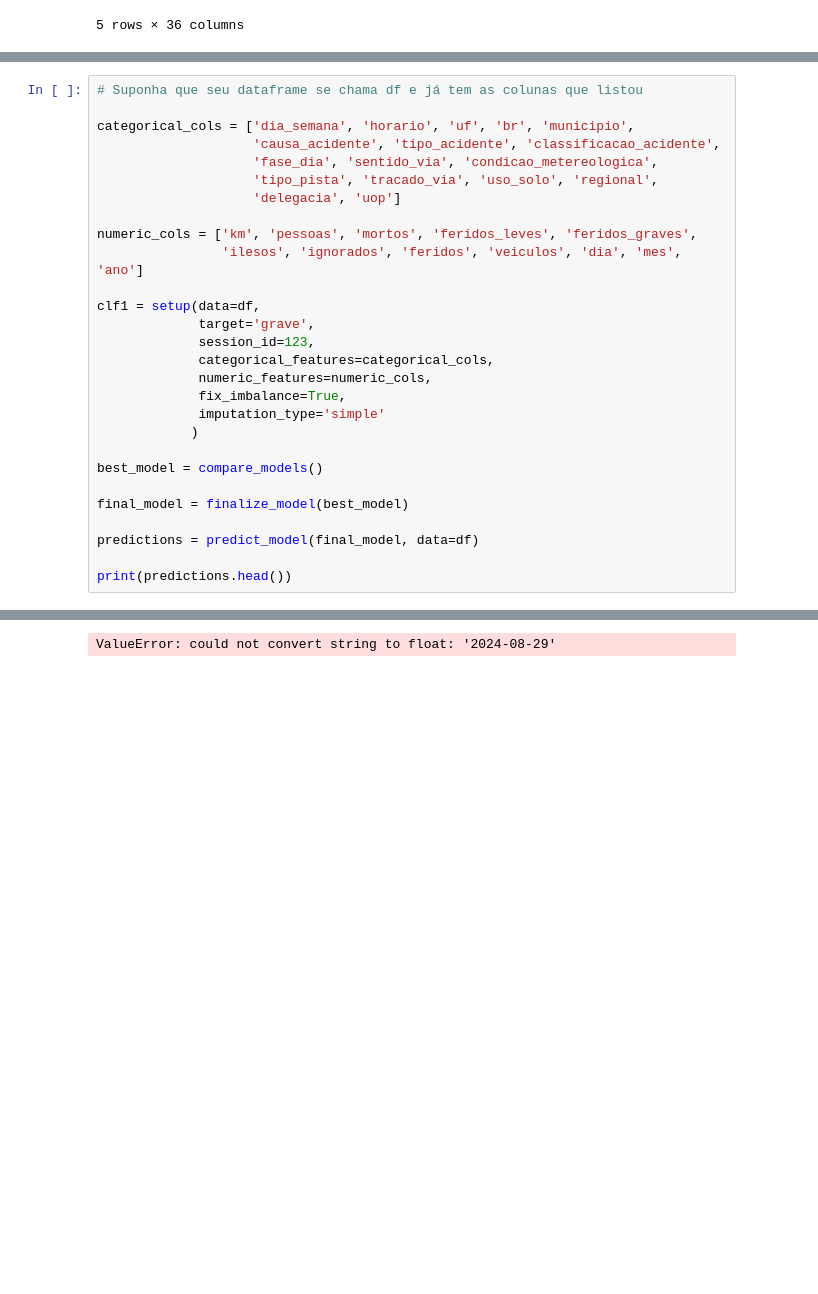
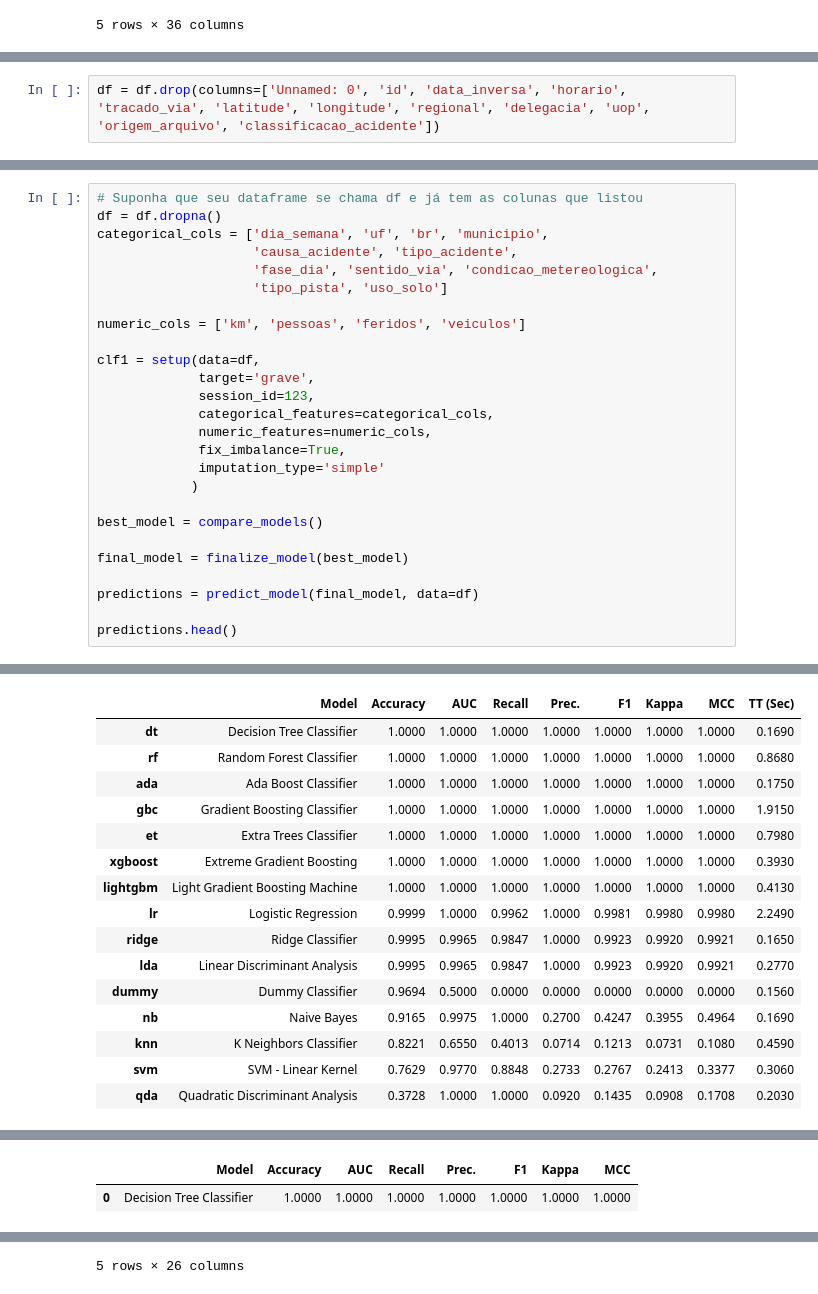
Before and after one commit to adrianop/dataScience, a Jupyter notebook: modelos/acidentes/6 - autoML.ipynb, the cells around one changed output, grey strips where cells are left out. Drawn from its saved outputs; the diff is of its cells as text; blank space fills up the shorter version.

Commit message:
update modelos

```diff
--- a/modelos/acidentes/6 - autoML.ipynb
+++ b/modelos/acidentes/6 - autoML.ipynb
@@ -50,0 +37,2 @@ Index(['dia_semana', 'horario', 'uf', 'br', 'km', 'municipio',
+# %%
+df = df.drop(columns=['Unnamed: 0', 'id', 'data_inversa', 'horario', 'tracado_via', 'latitude', 'longitude', 'regional', 'delegacia', 'uop', 'origem_arquivo', 'classificacao_acidente'])
@@ -51,14 +49,12 @@ Index(['dia_semana', 'horario', 'uf', 'br', 'km', 'municipio',
 # %%
 # Suponha que seu dataframe se chama df e já tem as colunas que listou
+df = df.dropna()
+categorical_cols = ['dia_semana', 'uf', 'br', 'municipio',
+                    'causa_acidente', 'tipo_acidente',
+                    'fase_dia', 'sentido_via', 'condicao_metereologica',
+                    'tipo_pista', 'uso_solo']
 
-categorical_cols = ['dia_semana', 'horario', 'uf', 'br', 'municipio',
-                    'causa_acidente', 'tipo_acidente', 'classificacao_acidente',
-                    'fase_dia', 'sentido_via', 'condicao_metereologica',
-                    'tipo_pista', 'tracado_via', 'uso_solo', 'regional',
-                    'delegacia', 'uop']
-
-numeric_cols = ['km', 'pessoas', 'mortos', 'feridos_leves', 'feridos_graves',
-                'ilesos', 'ignorados', 'feridos', 'veiculos', 'dia', 'mes', 'ano']
+numeric_cols = ['km', 'pessoas', 'feridos', 'veiculos']
 
 clf1 = setup(data=df,
              target='grave',
@@ -75,5 +71,5 @@ final_model = finalize_model(best_model)
 
 predictions = predict_model(final_model, data=df)
 
-print(predictions.head())
+predictions.head()
 # %% [output]
@@ -79,0 +94,16 @@ print(predictions.head())
+|  | Model | Accuracy | AUC | Recall | Prec. | F1 | Kappa | MCC | TT (Sec) |
+| dt | Decision Tree Classifier | 1.0000 | 1.0000 | 1.0000 | 1.0000 | 1.0000 | 1.0000 | 1.0000 | 0.1690 |
+| rf | Random Forest Classifier | 1.0000 | 1.0000 | 1.0000 | 1.0000 | 1.0000 | 1.0000 | 1.0000 | 0.8680 |
+| ada | Ada Boost Classifier | 1.0000 | 1.0000 | 1.0000 | 1.0000 | 1.0000 | 1.0000 | 1.0000 | 0.1750 |
+| gbc | Gradient Boosting Classifier | 1.0000 | 1.0000 | 1.0000 | 1.0000 | 1.0000 | 1.0000 | 1.0000 | 1.9150 |
+| et | Extra Trees Classifier | 1.0000 | 1.0000 | 1.0000 | 1.0000 | 1.0000 | 1.0000 | 1.0000 | 0.7980 |
+| xgboost | Extreme Gradient Boosting | 1.0000 | 1.0000 | 1.0000 | 1.0000 | 1.0000 | 1.0000 | 1.0000 | 0.3930 |
+| lightgbm | Light Gradient Boosting Machine | 1.0000 | 1.0000 | 1.0000 | 1.0000 | 1.0000 | 1.0000 | 1.0000 | 0.4130 |
+| lr | Logistic Regression | 0.9999 | 1.0000 | 0.9962 | 1.0000 | 0.9981 | 0.9980 | 0.9980 | 2.2490 |
+| ridge | Ridge Classifier | 0.9995 | 0.9965 | 0.9847 | 1.0000 | 0.9923 | 0.9920 | 0.9921 | 0.1650 |
+| lda | Linear Discriminant Analysis | 0.9995 | 0.9965 | 0.9847 | 1.0000 | 0.9923 | 0.9920 | 0.9921 | 0.2770 |
+| dummy | Dummy Classifier | 0.9694 | 0.5000 | 0.0000 | 0.0000 | 0.0000 | 0.0000 | 0.0000 | 0.1560 |
+| nb | Naive Bayes | 0.9165 | 0.9975 | 1.0000 | 0.2700 | 0.4247 | 0.3955 | 0.4964 | 0.1690 |
+| knn | K Neighbors Classifier | 0.8221 | 0.6550 | 0.4013 | 0.0714 | 0.1213 | 0.0731 | 0.1080 | 0.4590 |
+| svm | SVM - Linear Kernel | 0.7629 | 0.9770 | 0.8848 | 0.2733 | 0.2767 | 0.2413 | 0.3377 | 0.3060 |
+| qda | Quadratic Discriminant Analysis | 0.3728 | 1.0000 | 1.0000 | 0.0920 | 0.1435 | 0.0908 | 0.1708 | 0.2030 |
@@ -79,0 +111,2 @@ print(predictions.head())
+|  | Model | Accuracy | AUC | Recall | Prec. | F1 | Kappa | MCC |
+| 0 | Decision Tree Classifier | 1.0000 | 1.0000 | 1.0000 | 1.0000 | 1.0000 | 1.0000 | 1.0000 |
@@ -80 +119 @@ print(predictions.head())
-ValueError: could not convert string to float: '2024-08-29'
+5 rows × 26 columns
```
Also changed, not shown: parts of 4 cells of this notebook, 2 other files.
